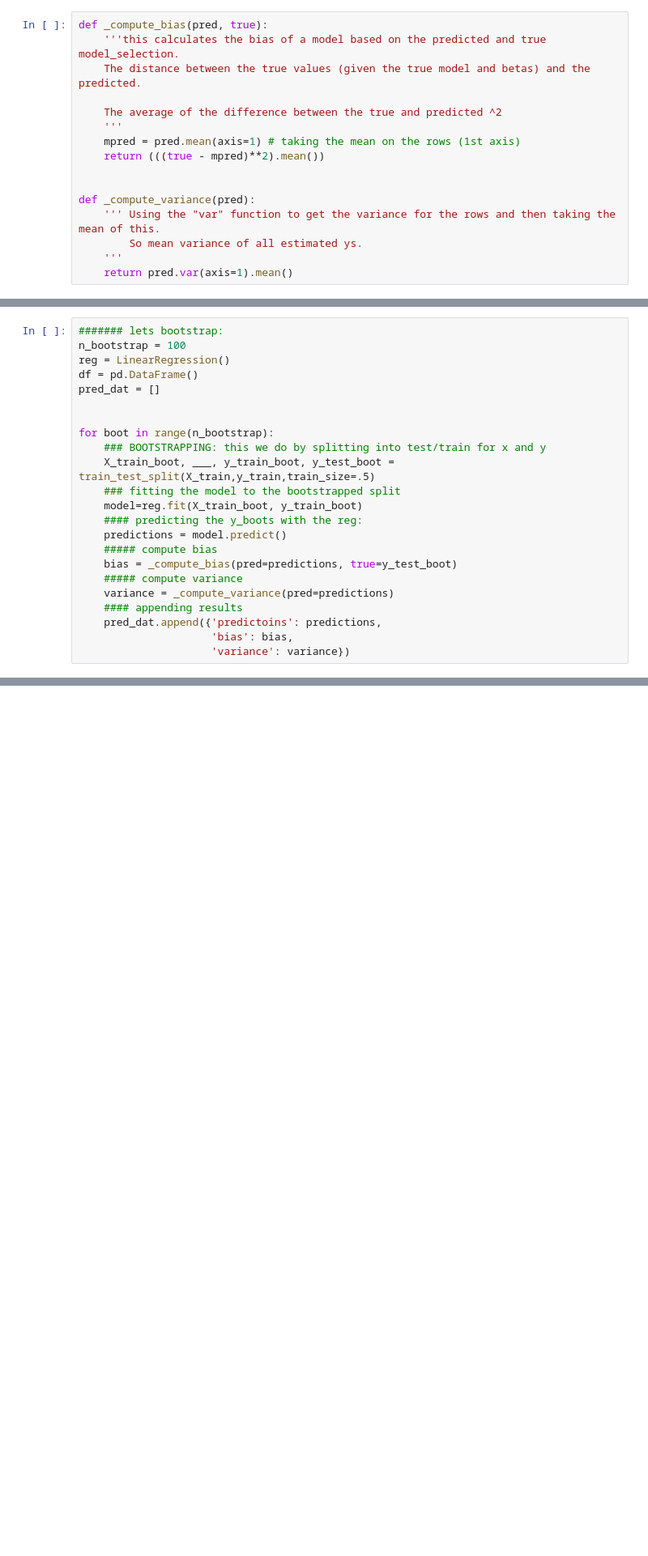
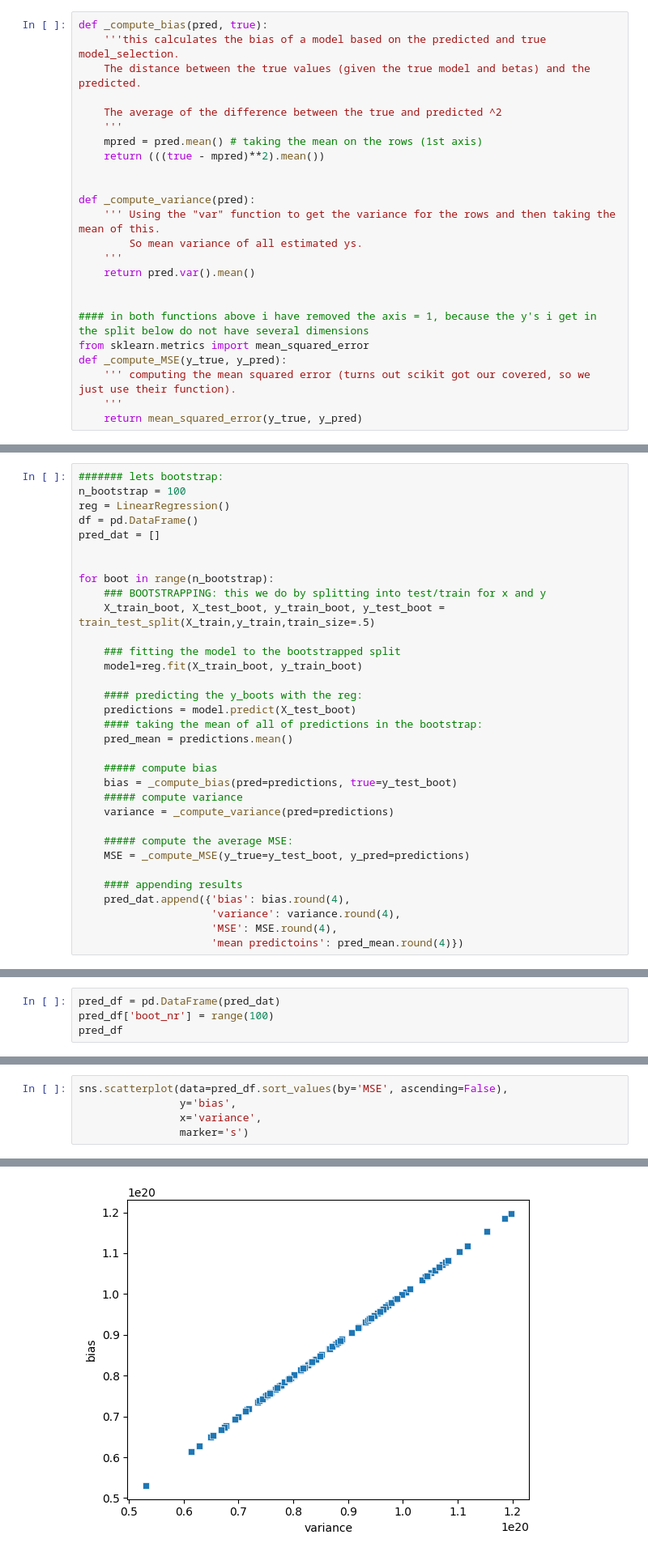
Before and after one commit to laurawpaaby/DataSci-AU-24, a Jupyter notebook: nbs/class_04/exercise_01_ANSWER.ipynb, the cells around one changed output, grey strips where cells are left out. Shown at 81% size. Cells and saved outputs as stored; diff of their text form; blank space fills up the shorter version.

```diff
--- a/nbs/class_04/exercise_01_ANSWER.ipynb
+++ b/nbs/class_04/exercise_01_ANSWER.ipynb
@@ -145,7 +145,7 @@ def _compute_bias(pred, true):
 
     The average of the difference between the true and predicted ^2
     '''
-    mpred = pred.mean(axis=1) # taking the mean on the rows (1st axis)
+    mpred = pred.mean() # taking the mean on the rows (1st axis)
     return (((true - mpred)**2).mean())
 
 
@@ -153,7 +153,15 @@ def _compute_variance(pred):
     ''' Using the "var" function to get the variance for the rows and then taking the mean of this.
         So mean variance of all estimated ys.
     '''
-    return pred.var(axis=1).mean()
+    return pred.var().mean()
+
+
+#### in both functions above i have removed the axis = 1, because the y's i get in the split below do not have several dimensions
+from sklearn.metrics import mean_squared_error
+def _compute_MSE(y_true, y_pred):
+    ''' computing the mean squared error (turns out scikit got our covered, so we just use their function).
+    '''
+    return mean_squared_error(y_true, y_pred)
 # %% [markdown]
  ##### 2.1 Average squared bias, variance and MSE
  - To do so, you need to create a loop where you take random samples of the training data (1/2 the size of the training set), say, 100 times. This process is called **bootstrapping**.
@@ -178,16 +186,26 @@ pred_dat = []
 
 for boot in range(n_bootstrap):
     ### BOOTSTRAPPING: this we do by splitting into test/train for x and y
-    X_train_boot, ___, y_train_boot, y_test_boot = train_test_split(X_train,y_train,train_size=.5)
+    X_train_boot, X_test_boot, y_train_boot, y_test_boot = train_test_split(X_train,y_train,train_size=.5)
+
     ### fitting the model to the bootstrapped split
     model=reg.fit(X_train_boot, y_train_boot)
+
     #### predicting the y_boots with the reg:
-    predictions = model.predict()
+    predictions = model.predict(X_test_boot)
+    #### taking the mean of all of predictions in the bootstrap:
+    pred_mean = predictions.mean()
+
     ##### compute bias
     bias = _compute_bias(pred=predictions, true=y_test_boot)
     ##### compute variance
     variance = _compute_variance(pred=predictions)
+
+    ##### compute the average MSE:
+    MSE = _compute_MSE(y_true=y_test_boot, y_pred=predictions)
+
     #### appending results
-    pred_dat.append({'predictoins': predictions,
-                     'bias': bias,
-                     'variance': variance})
+    pred_dat.append({'bias': bias.round(4),
+                     'variance': variance.round(4),
+                     'MSE': MSE.round(4),
+                     'mean predictoins': pred_mean.round(4)})
@@ -199,0 +212,4 @@ model = reg().fit(X_train, y_train)
+# %%
+pred_df = pd.DataFrame(pred_dat)
+pred_df['boot_nr'] = range(100)
+pred_df
@@ -199,0 +230,6 @@ model = reg().fit(X_train, y_train)
+# %%
+sns.scatterplot(data=pred_df.sort_values(by='MSE', ascending=False),
+                y='bias',
+                x='variance',
+                marker='s')
+# %% [output]
@@ -199,0 +237 @@ model = reg().fit(X_train, y_train)
+[figure, added]
```
Also changed, not shown: parts of 17 cells of this notebook.
